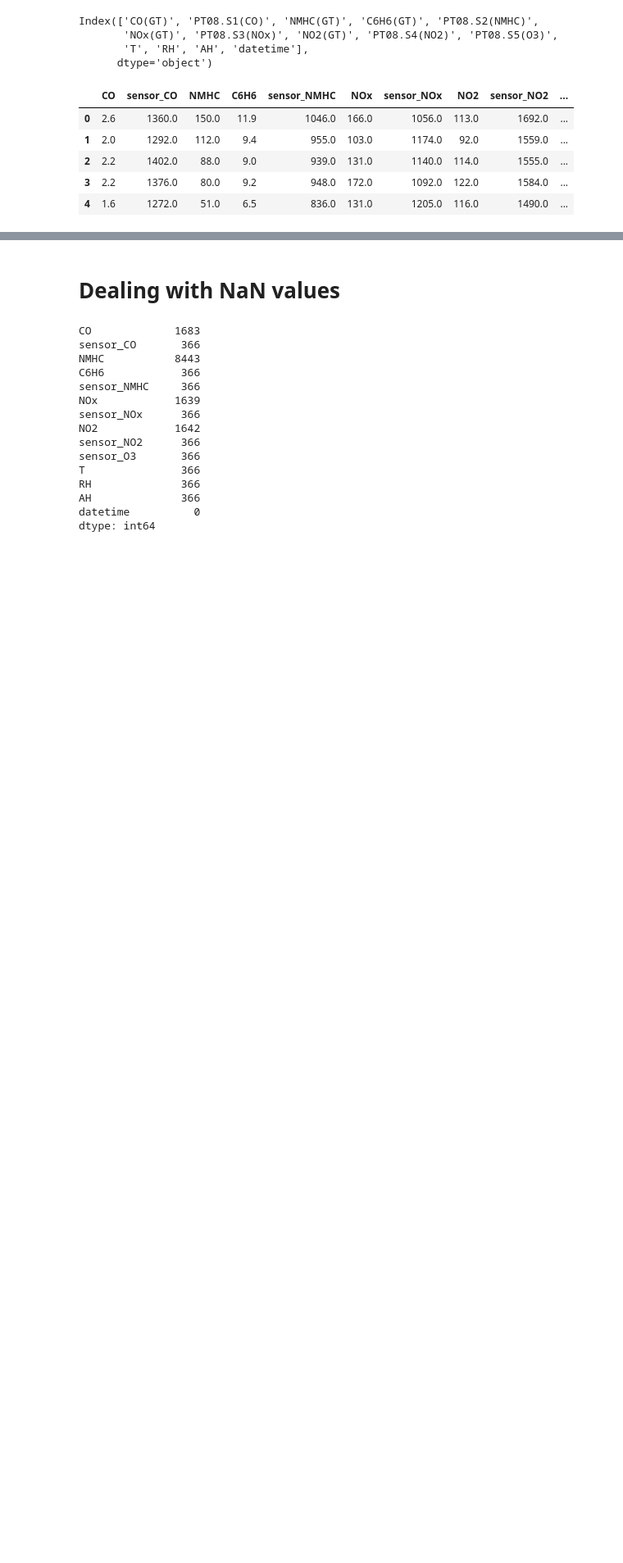
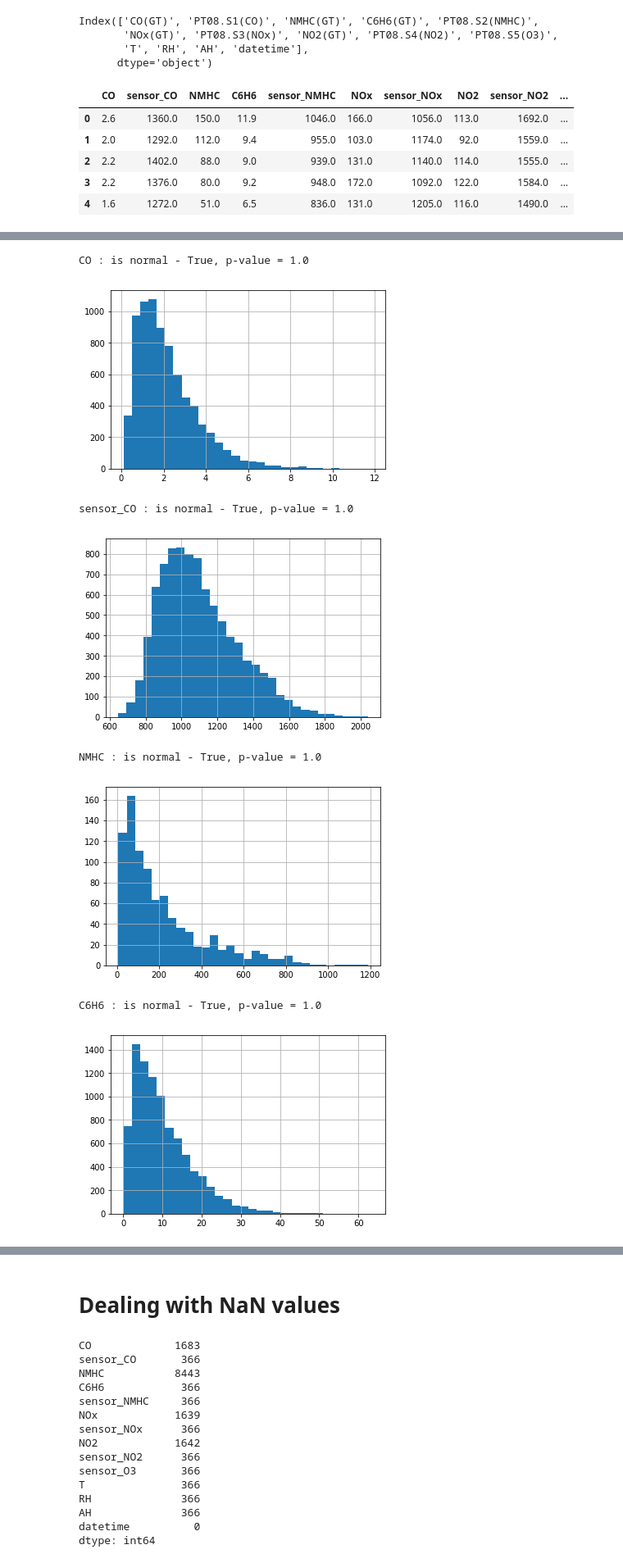
Before and after one commit to Goopard/DS-Homeworks, a Jupyter notebook: HW2.ipynb, the cells around one changed output, grey strips where cells are left out. Shown at 82% size. Drawn from its saved outputs; the diff is of its cells as text; code cells hidden in the pictures; blank space fills up the shorter version.

```diff
--- a/HW2.ipynb
+++ b/HW2.ipynb
@@ -64,0 +67,19 @@ data.head()
+# %%
+def check_is_normal(sample, p):
+    p_value = stats.shapiro(sample)[1]
+    return p_value > p, p_value
+
+for col in data.columns:
+    if col != 'datetime':
+        data[col].hist(bins=30)
+        print('{} : is normal - {}, p-value = {}'.format(col, *check_is_normal(data[col], 0.05)))
+        plt.show()
+# %% [output]
+CO : is normal - True, p-value = 1.0
+[figure, added]
+sensor_CO : is normal - True, p-value = 1.0
+[figure, added]
+NMHC : is normal - True, p-value = 1.0
+[figure, added]
+C6H6 : is normal - True, p-value = 1.0
+[figure, added]
```
Also changed, not shown: parts of 56 cells of this notebook.
